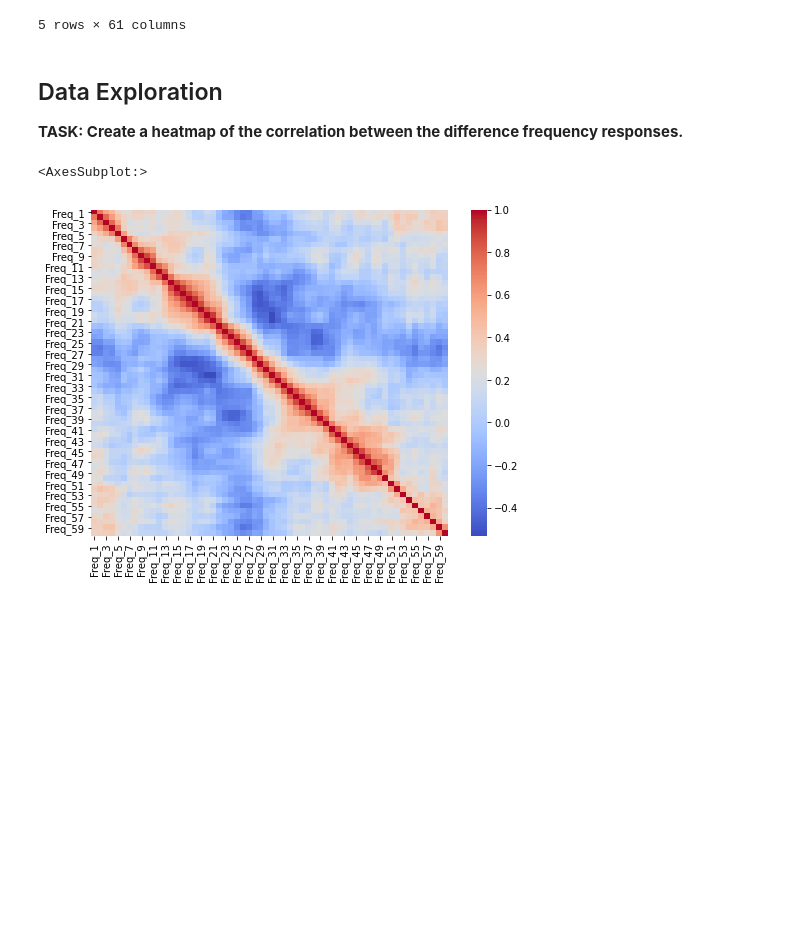
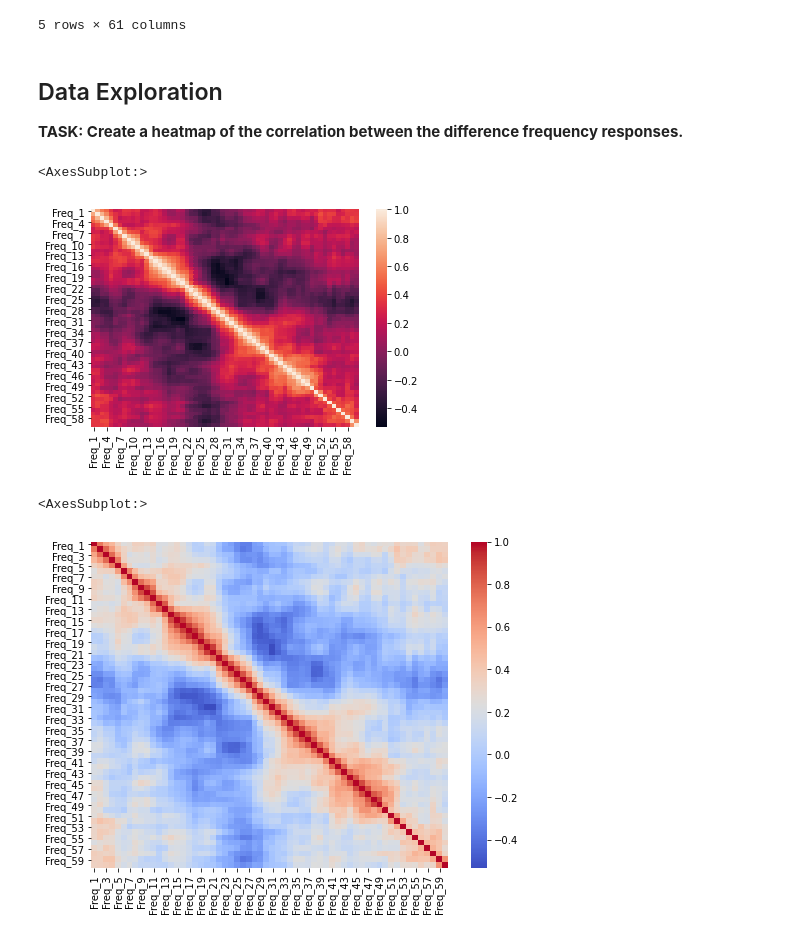
Before and after one commit to alpha-nero1/2021-Python-for-Machine-Learning-Data-Science-Masterclass, a Jupyter notebook: 12-K-Nearest-Neighbors/01-KNN-Exercise .ipynb, the cells around one changed output. Drawn from its saved outputs; the diff is of its cells as text; code cells hidden in the pictures; blank space fills up the shorter version.

```diff
--- a/12-K-Nearest-Neighbors/01-KNN-Exercise .ipynb
+++ b/12-K-Nearest-Neighbors/01-KNN-Exercise .ipynb
@@ -54,6 +54,10 @@ df.head()
 **TASK: Create a heatmap of the correlation between the difference frequency responses.**
 # %%
 # CODE HERE
+sns.heatmap(df.corr())
+# %% [output]
+<AxesSubplot:>
+[figure, added]
 # %%
 # %% [output]
 <AxesSubplot:>
```
Also changed, not shown: parts of 18 cells of this notebook, 3 other files.
